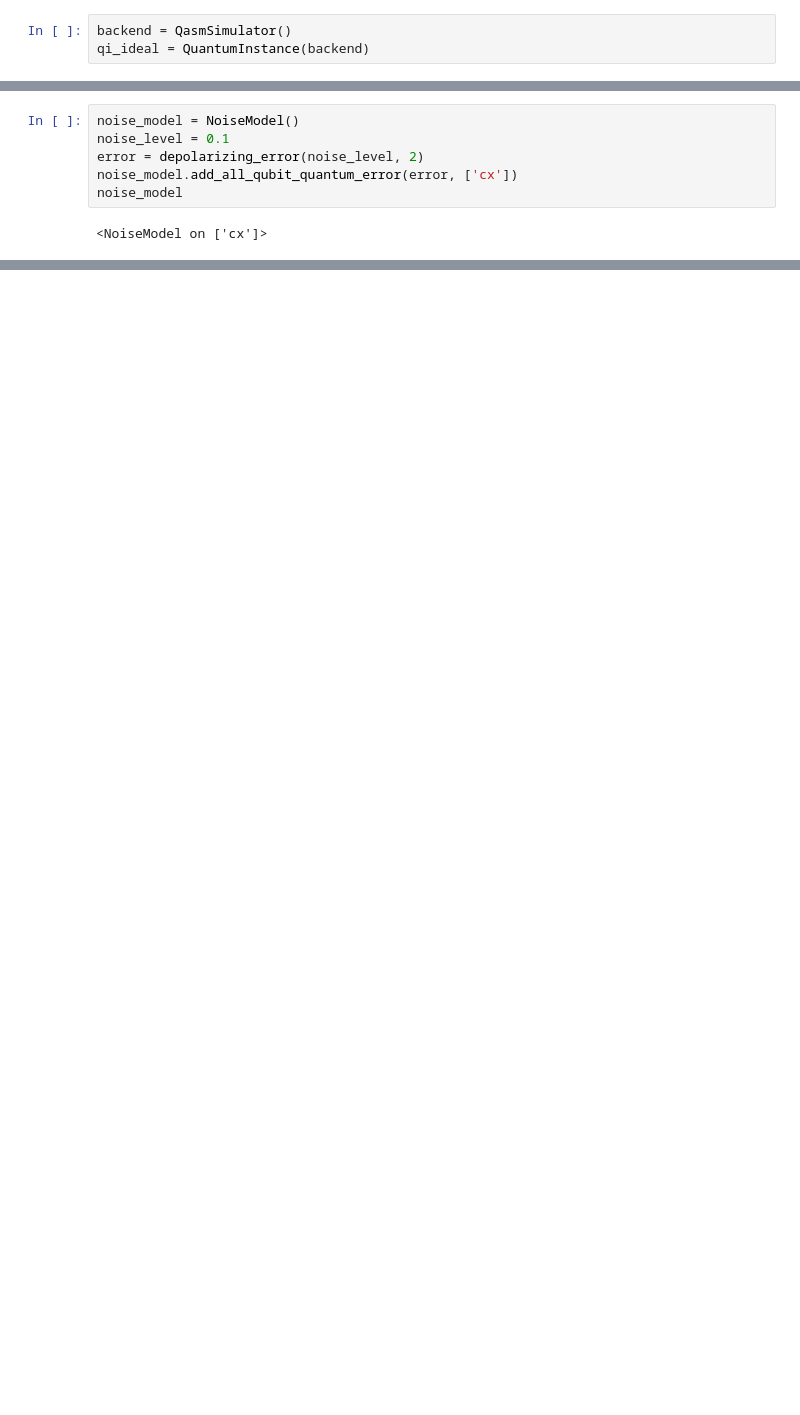
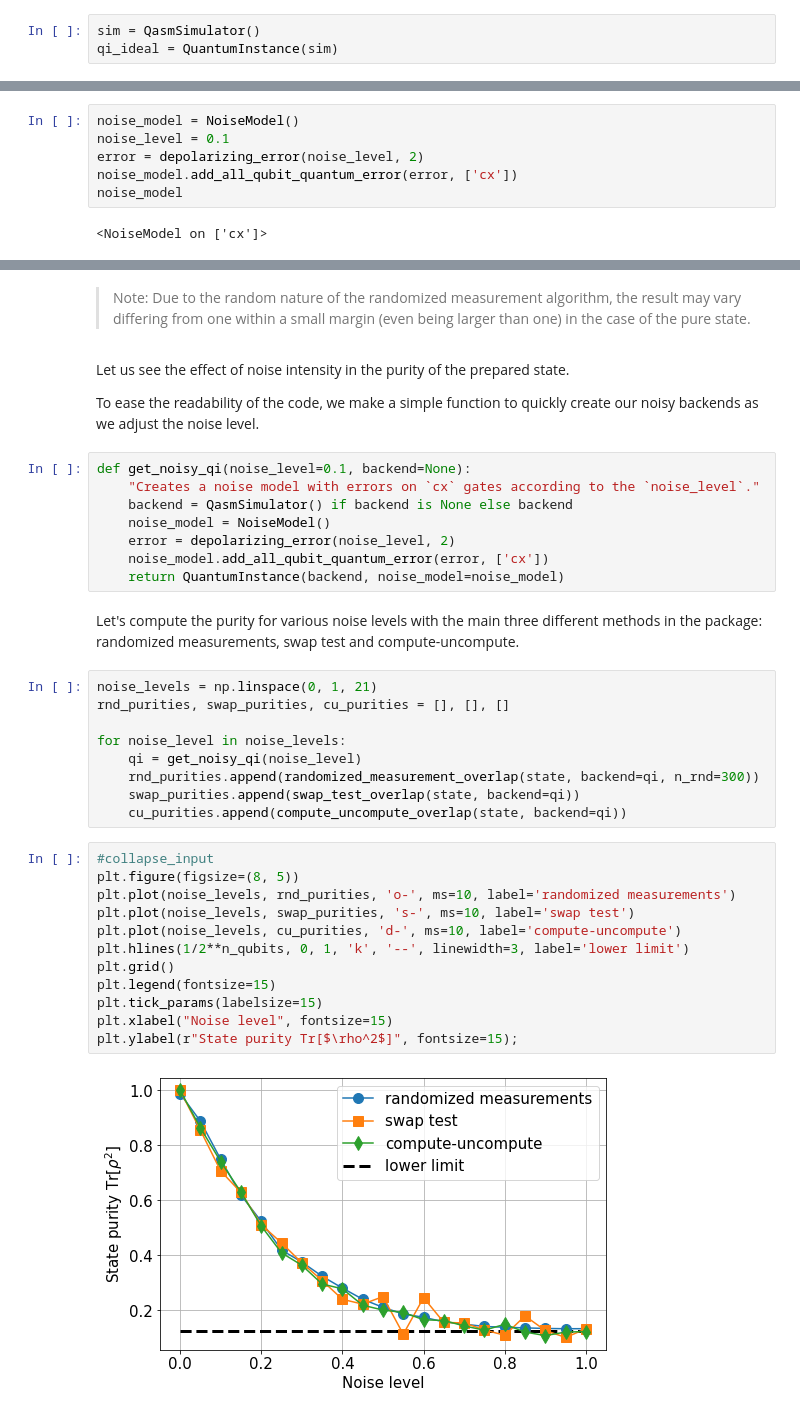
Before and after one commit to BorjaRequena/Quantum-Fisherman, a Jupyter notebook: nbs/04_examples.di_certification.ipynb, the cells around one changed output, grey strips where cells are left out. Cells and saved outputs as stored; diff of their text form; blank space fills up the shorter version.

Commit message:
Overlap example

```diff
--- a/nbs/04_examples.di_certification.ipynb
+++ b/nbs/04_examples.di_certification.ipynb
@@ -37,5 +47,5 @@ qc.draw('mpl')
 
 First, we simulate the circuit without any kind of noise. This assumes that all operations are perfect and that there are no errors neither in the gates nor the measurements.
 # %%
-backend = QasmSimulator()
-qi_ideal = QuantumInstance(backend)
+sim = QasmSimulator()
+qi_ideal = QuantumInstance(sim)
@@ -86,0 +117,39 @@ Considering a certain degree of noise, we now sample all possible states, in con
+# %% [markdown]
+> Note: Due to the random nature of the randomized measurement algorithm, the result may vary differing from one within a small margin (even being larger than one) in the case of the pure state.
+# %% [markdown]
+Let us see the effect of noise intensity in the purity of the prepared state.
+
+To ease the readability of the code, we make a simple function to quickly create our noisy backends as we adjust the noise level.
+# %%
+def get_noisy_qi(noise_level=0.1, backend=None):
+    "Creates a noise model with errors on `cx` gates according to the `noise_level`."
+    backend = QasmSimulator() if backend is None else backend
+    noise_model = NoiseModel()
+    error = depolarizing_error(noise_level, 2)
+    noise_model.add_all_qubit_quantum_error(error, ['cx'])
+    return QuantumInstance(backend, noise_model=noise_model)
+# %% [markdown]
+Let's compute the purity for various noise levels with the main three different methods in the package: randomized measurements, swap test and compute-uncompute.
+# %%
+noise_levels = np.linspace(0, 1, 21)
+rnd_purities, swap_purities, cu_purities = [], [], []
+
+for noise_level in noise_levels:
+    qi = get_noisy_qi(noise_level)
+    rnd_purities.append(randomized_measurement_overlap(state, backend=qi, n_rnd=300))
+    swap_purities.append(swap_test_overlap(state, backend=qi))
+    cu_purities.append(compute_uncompute_overlap(state, backend=qi))
+# %%
+#collapse_input
+plt.figure(figsize=(8, 5))
+plt.plot(noise_levels, rnd_purities, 'o-', ms=10, label='randomized measurements')
+plt.plot(noise_levels, swap_purities, 's-', ms=10, label='swap test')
+plt.plot(noise_levels, cu_purities, 'd-', ms=10, label='compute-uncompute')
+plt.hlines(1/2**n_qubits, 0, 1, 'k', '--', linewidth=3, label='lower limit')
+plt.grid()
+plt.legend(fontsize=15)
+plt.tick_params(labelsize=15)
+plt.xlabel("Noise level", fontsize=15)
+plt.ylabel(r"State purity Tr[$\rho^2$]", fontsize=15);
+# %% [output]
+[figure, added]
```
Also changed, not shown: parts of 42 cells of this notebook, 22 other files.
